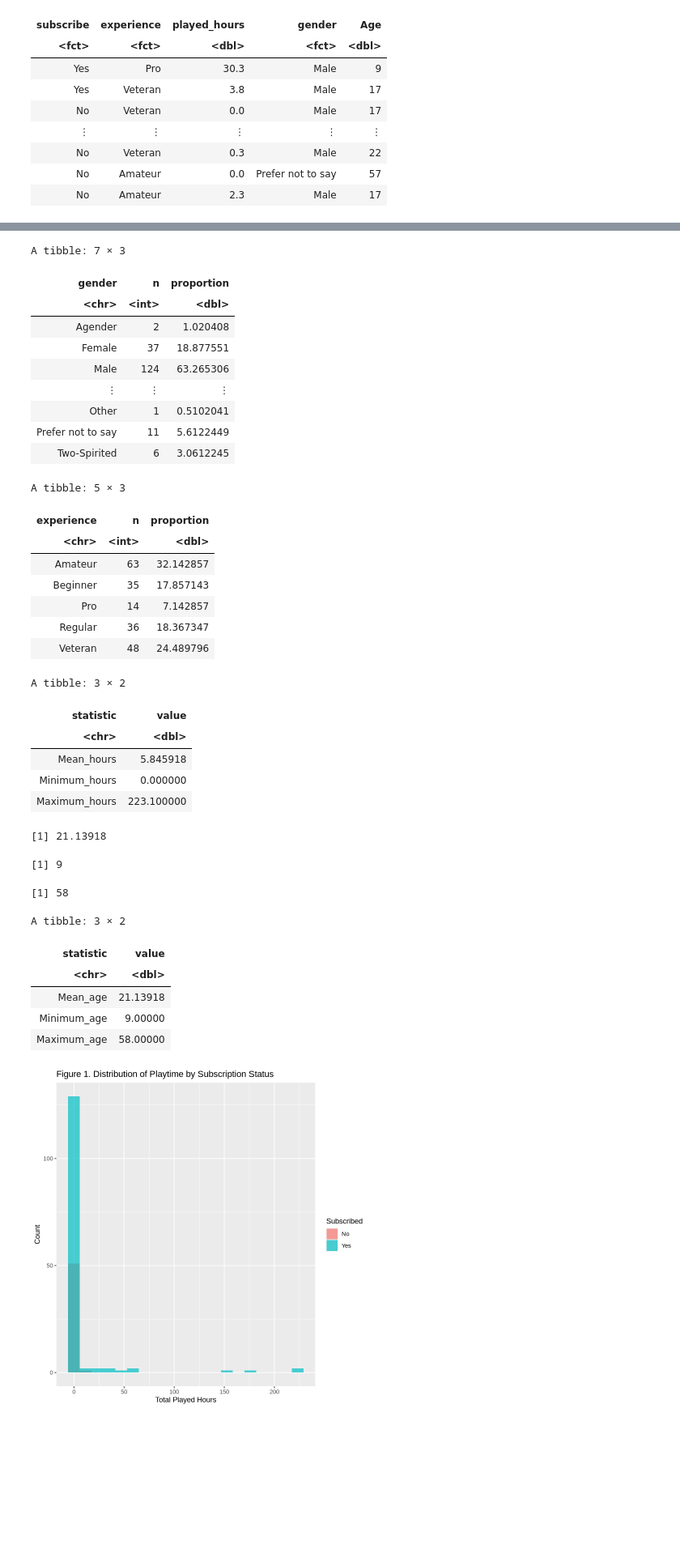
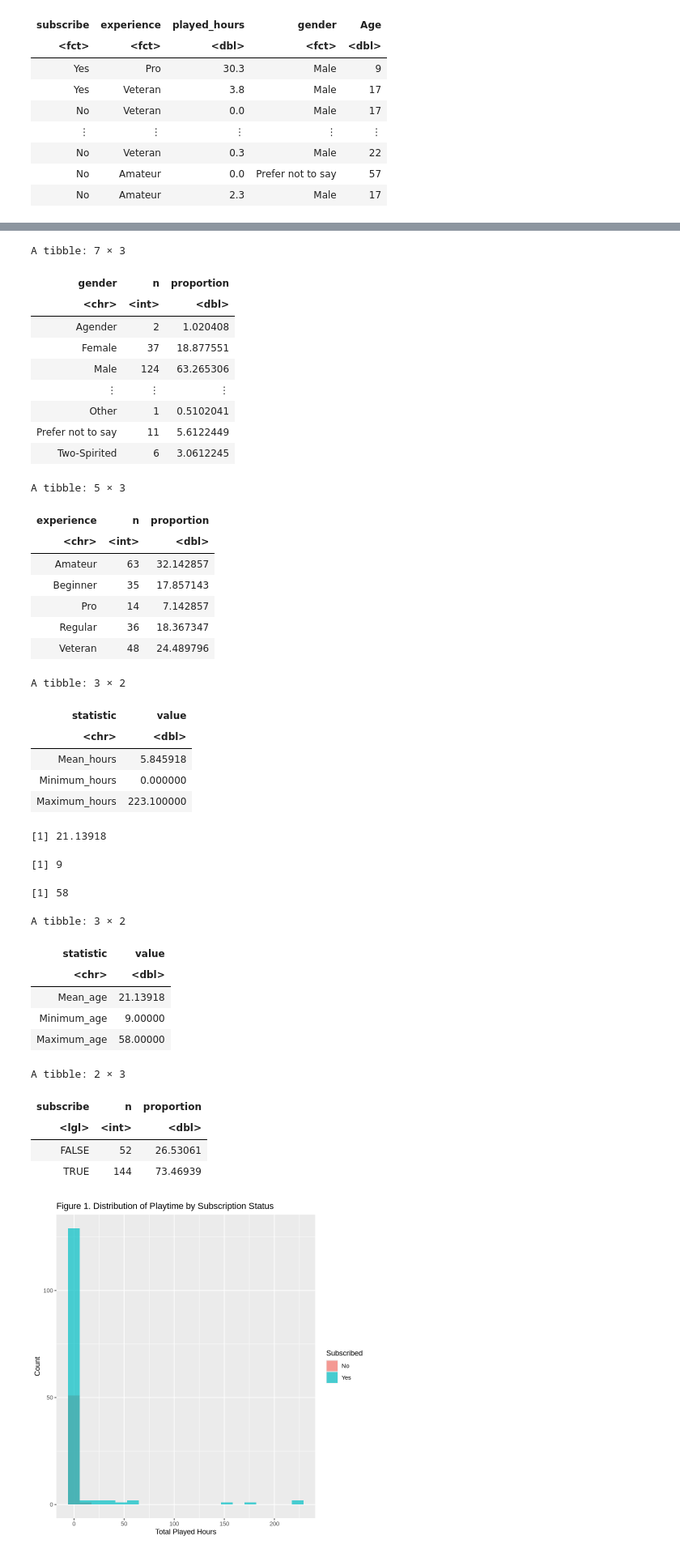
Before and after one commit to leeeeee1725/DSCI100_Project_Final_Report, a Jupyter notebook: Project Final Report.ipynb, the cells around one changed output, grey strips where cells are left out. Shown at 81% size. Drawn from its saved outputs; the diff is of its cells as text; code cells hidden in the pictures; blank space fills up the shorter version.

Commit message:
Added subscribe summary stats

```diff
--- a/Project Final Report.ipynb
+++ b/Project Final Report.ipynb
@@ -268,6 +268,13 @@ max_age
 age_table <- tibble(
     statistic = c("Mean_age", "Minimum_age", "Maximum_age"), value = c(mean_age, min_age, max_age))
 age_table
+
+# subscribe count
+
+prop_subscribe <- players_data |>
+count(subscribe) |>
+mutate(proportion = n / sum(n) * 100)
+prop_subscribe
 # %% [output]
 A tibble: 7 × 3
 | gender | n | proportion |
@@ -275,33 +282,38 @@ A tibble: 7 × 3
 | Agender | 2 | 1.020408 |
 | Female | 37 | 18.877551 |
 | Male | 124 | 63.265306 |
 | ⋮ | ⋮ | ⋮ |
 | Other | 1 | 0.5102041 |
 | Prefer not to say | 11 | 5.6122449 |
 | Two-Spirited | 6 | 3.0612245 |
 A tibble: 5 × 3
 | experience | n | proportion |
 | <chr> | <int> | <dbl> |
 | Amateur | 63 | 32.142857 |
 | Beginner | 35 | 17.857143 |
 | Pro | 14 | 7.142857 |
 | Regular | 36 | 18.367347 |
 | Veteran | 48 | 24.489796 |
 A tibble: 3 × 2
 | statistic | value |
 | <chr> | <dbl> |
 | Mean_hours | 5.845918 |
 | Minimum_hours | 0.000000 |
 | Maximum_hours | 223.100000 |
 [1] 21.13918
 [1] 9
 [1] 58
 A tibble: 3 × 2
 | statistic | value |
 | <chr> | <dbl> |
 | Mean_age | 21.13918 |
 | Minimum_age | 9.00000 |
 | Maximum_age | 58.00000 |
+A tibble: 2 × 3
+| subscribe | n | proportion |
+| <lgl> | <int> | <dbl> |
+| FALSE | 52 | 26.53061 |
+| TRUE | 144 | 73.46939 |
 # %%
 # visualization of data set for exploratory data analysis
 
```
Also changed, not shown: parts of 2 cells of this notebook.
